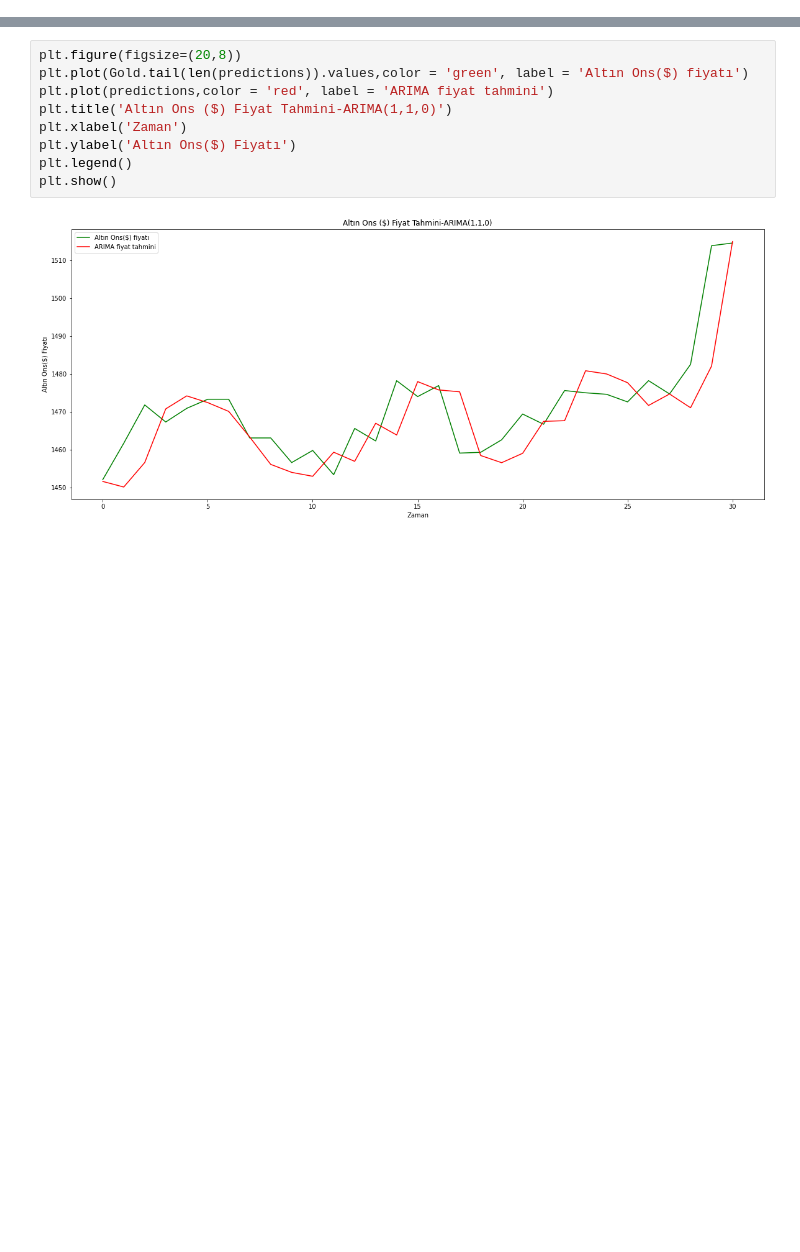
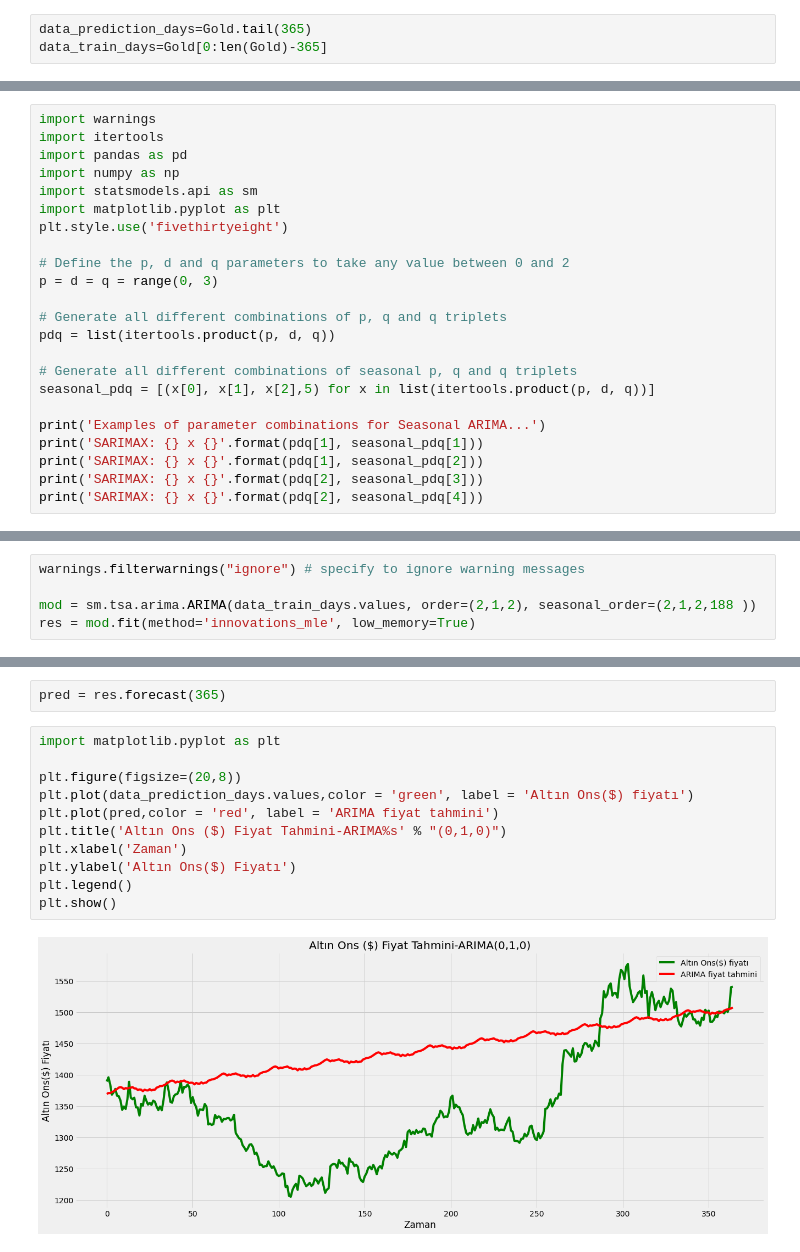
Before and after one commit to noaahhh/Time-Series-Predicter, a Jupyter notebook: ARIMA.ipynb, the cells around one changed output, grey strips where cells are left out. Saved outputs shown, nothing was run; the diff lists cells and outputs as text; blank space fills up the shorter version.

Commit message:
uni-multi and hybrit application for time series forecasting

```diff
--- a/ARIMA.ipynb
+++ b/ARIMA.ipynb
@@ -32,2 +19,5 @@ Name: Gold, Length: 3028, dtype: float64
+# %%
+data_prediction_days=Gold.tail(365)
+data_train_days=Gold[0:len(Gold)-365]
 # %%
 predicitons=list()
@@ -129,0 +249,23 @@ import matplotlib.pyplot as plt
+# %%
+import warnings
+import itertools
+import pandas as pd
+import numpy as np
+import statsmodels.api as sm
+import matplotlib.pyplot as plt
+plt.style.use('fivethirtyeight')
+
+# Define the p, d and q parameters to take any value between 0 and 2
+p = d = q = range(0, 3)
+
+# Generate all different combinations of p, q and q triplets
+pdq = list(itertools.product(p, d, q))
+
+# Generate all different combinations of seasonal p, q and q triplets
+seasonal_pdq = [(x[0], x[1], x[2],5) for x in list(itertools.product(p, d, q))]
+
+print('Examples of parameter combinations for Seasonal ARIMA...')
+print('SARIMAX: {} x {}'.format(pdq[1], seasonal_pdq[1]))
+print('SARIMAX: {} x {}'.format(pdq[1], seasonal_pdq[2]))
+print('SARIMAX: {} x {}'.format(pdq[2], seasonal_pdq[3]))
+print('SARIMAX: {} x {}'.format(pdq[2], seasonal_pdq[4]))
@@ -129,0 +313,5 @@ import matplotlib.pyplot as plt
+# %%
+warnings.filterwarnings("ignore") # specify to ignore warning messages
+
+mod = sm.tsa.arima.ARIMA(data_train_days.values, order=(2,1,2), seasonal_order=(2,1,2,188 ))
+res = mod.fit(method='innovations_mle', low_memory=True)
@@ -130,11 +334,15 @@ import matplotlib.pyplot as plt
+# %%
+pred = res.forecast(365)
 # %%
+import matplotlib.pyplot as plt
+
 plt.figure(figsize=(20,8))
-plt.plot(Gold.tail(len(predictions)).values,color = 'green', label = 'Altın Ons($) fiyatı')
-plt.plot(predictions,color = 'red', label = 'ARIMA fiyat tahmini')
-plt.title('Altın Ons ($) Fiyat Tahmini-ARIMA(1,1,0)')
+plt.plot(data_prediction_days.values,color = 'green', label = 'Altın Ons($) fiyatı')
+plt.plot(pred,color = 'red', label = 'ARIMA fiyat tahmini')
+plt.title('Altın Ons ($) Fiyat Tahmini-ARIMA%s' % "(0,1,0)")
 plt.xlabel('Zaman')
 plt.ylabel('Altın Ons($) Fiyatı')
 plt.legend()
 plt.show()
 # %% [output]
-[figure, old version]
+[figure, new version]
```
Also changed, not shown: parts of 30 cells of this notebook, 10 other files.
